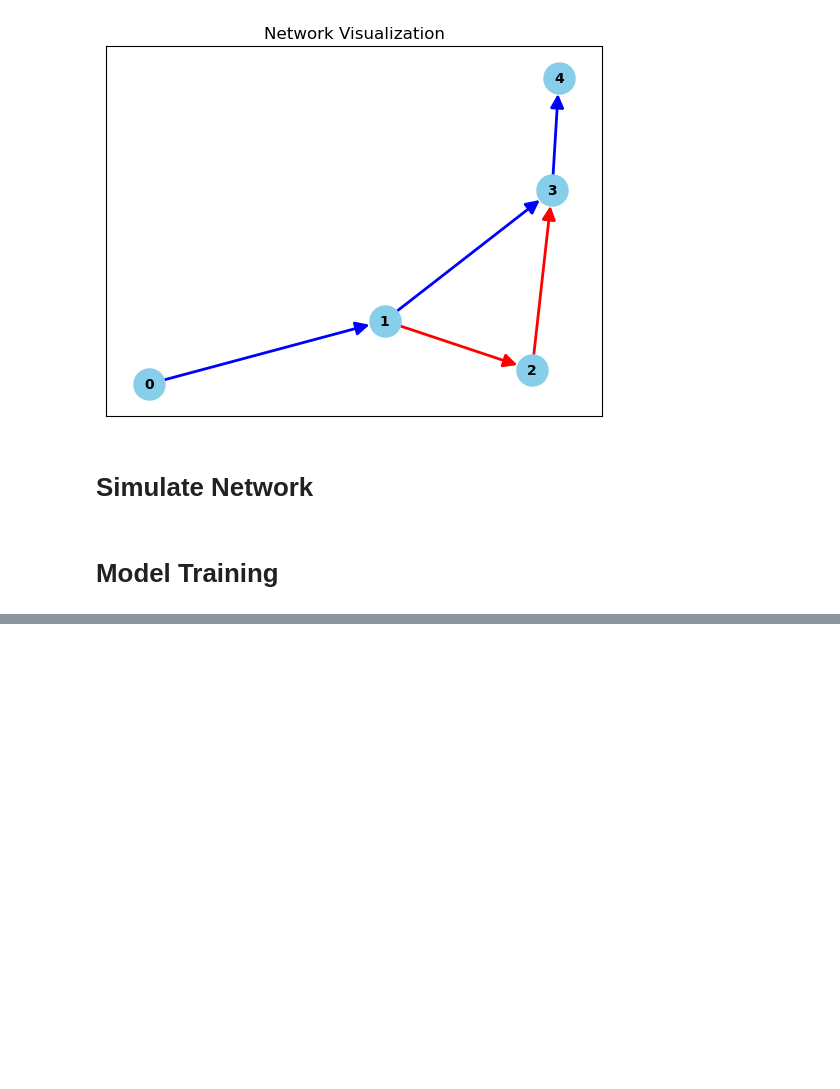
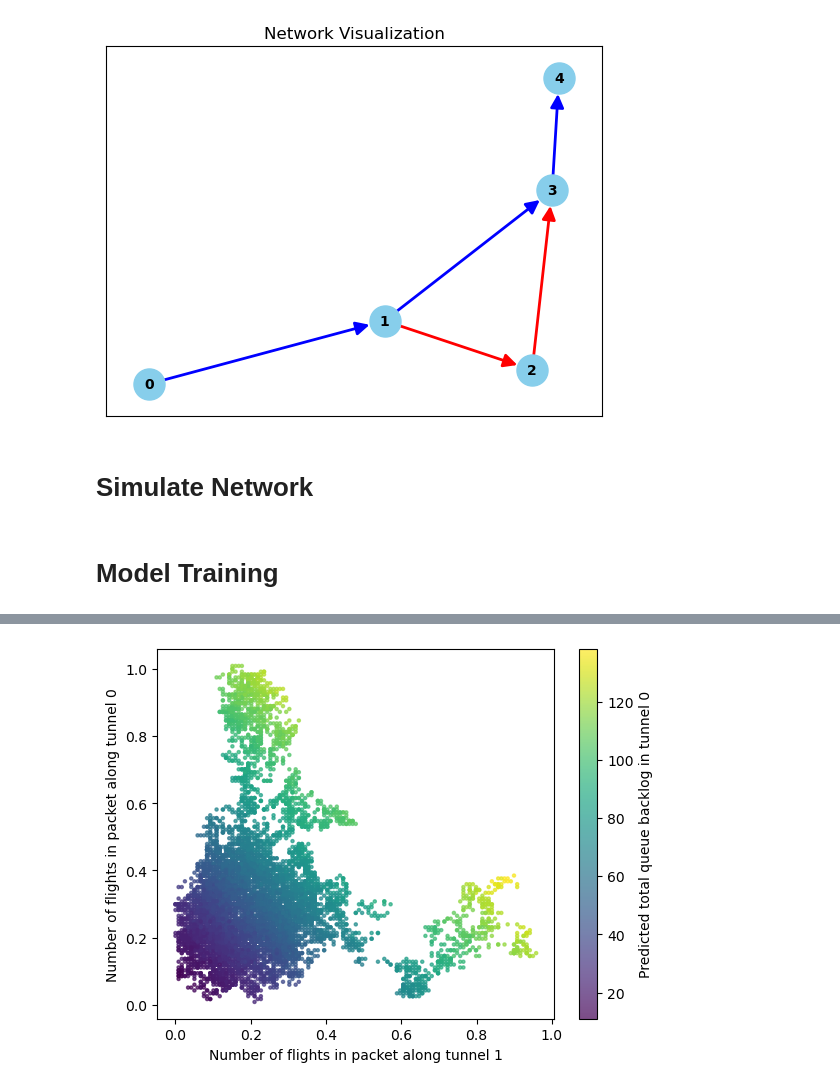
Before and after one commit to SathwikChadaga/underlay-backlog-estimation, a Jupyter notebook: lstm_backlog_prediction.ipynb, the cells around one changed output, grey strips where cells are left out. Cells and saved outputs as stored; diff of their text form; code cells hidden in the pictures; blank space fills up the shorter version.

```diff
--- a/lstm_backlog_prediction.ipynb
+++ b/lstm_backlog_prediction.ipynb
@@ -209,0 +233,9 @@ Best model:
+# %%
+import matplotlib.pyplot as plt
+plt.scatter(x_test[:,-1,:].cpu().numpy()[:, 1], x_test[:,-1,:].cpu().numpy()[:, 0], c = y_pred[:,1], cmap='viridis', s=5, alpha=0.7)
+plt.xlabel('Number of flights in packet along tunnel 1')
+plt.ylabel('Number of flights in packet along tunnel 0')
+cbar = plt.colorbar()
+cbar.set_label('Predicted total queue backlog in tunnel 0')
+# %% [output]
+[figure, added]
```
Also changed, not shown: parts of 8 cells of this notebook, 2 other files.
